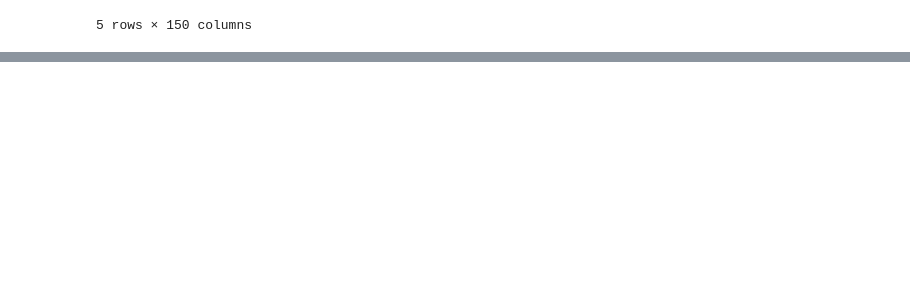
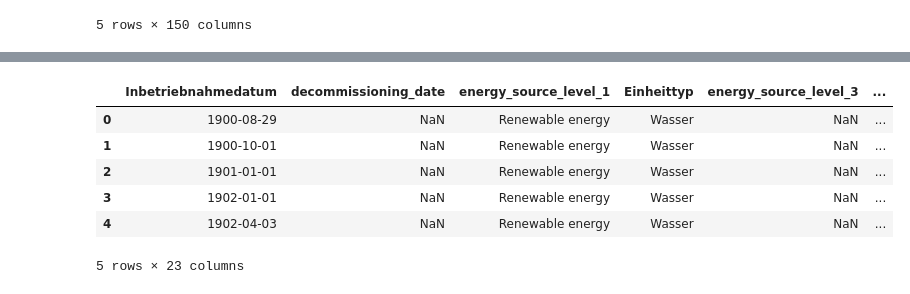
Before and after one commit to OpenEnergyPlatform/open-MaStR, a Jupyter notebook: postprocessing/OEP_MaStR_cleansing.ipynb, the cells around one changed output, grey strips where cells are left out. Cells and saved outputs as stored; diff of their text form; code cells hidden in the pictures; blank space fills up the shorter version.

```diff
--- a/postprocessing/OEP_MaStR_cleansing.ipynb
+++ b/postprocessing/OEP_MaStR_cleansing.ipynb
@@ -259,0 +256,38 @@ gv.renderer("bokeh").save(overlay, "all_located")
+# %%
+# load renewables
+df_renewables = pd.read_csv(
+    "data/OPSD/renewable_power_plants_DE.csv",
+    sep=";", encoding="ANSI", parse_dates=["commissioning_date"]
+)
+
+# keep only wind, bioenergy and hydro
+df_renewables = df_renewables[df_renewables["energy_source_level_2"].isin(["Wind","Bioenergy","Hydro"])]
+
+# rename columns for compatibiliy with OEP data
+df_renewables.rename(columns={
+    "energy_source_level_2": "Einheittyp",
+    "address" : "Standort",
+    "federal_state": "Bundesland",
+    "commissioning_date": "Inbetriebnahmedatum",
+    "electrical_capacity": "Bruttoleistung",
+    "lat": "Breitengrad",
+    "lon": "Laengengrad",
+    "eeg_id": "AnlagenschluesselEeg",
+}, inplace=True)
+
+# add columns which are not defined in OPSD data
+df_renewables["Name"] = None
+df_renewables["Land"] = "Deutschland"
+
+# rename types for compatibility with OEP
+df_renewables["Einheittyp"].replace({"Hydro": "Wasser", "Bioenergy": "Biomasse", "Wind": "Windeinheit"}, inplace=True)
+
+df_renewables.head()
+# %% [output]
+|  | Inbetriebnahmedatum | decommissioning_date | energy_source_level_1 | Einheittyp | energy_source_level_3 | ... |
+| 0 | 1900-08-29 | NaN | Renewable energy | Wasser | NaN | ... |
+| 1 | 1900-10-01 | NaN | Renewable energy | Wasser | NaN | ... |
+| 2 | 1901-01-01 | NaN | Renewable energy | Wasser | NaN | ... |
+| 3 | 1902-01-01 | NaN | Renewable energy | Wasser | NaN | ... |
+| 4 | 1902-04-03 | NaN | Renewable energy | Wasser | NaN | ... |
+5 rows × 23 columns
```
Also changed, not shown: parts of 95 cells of this notebook.
